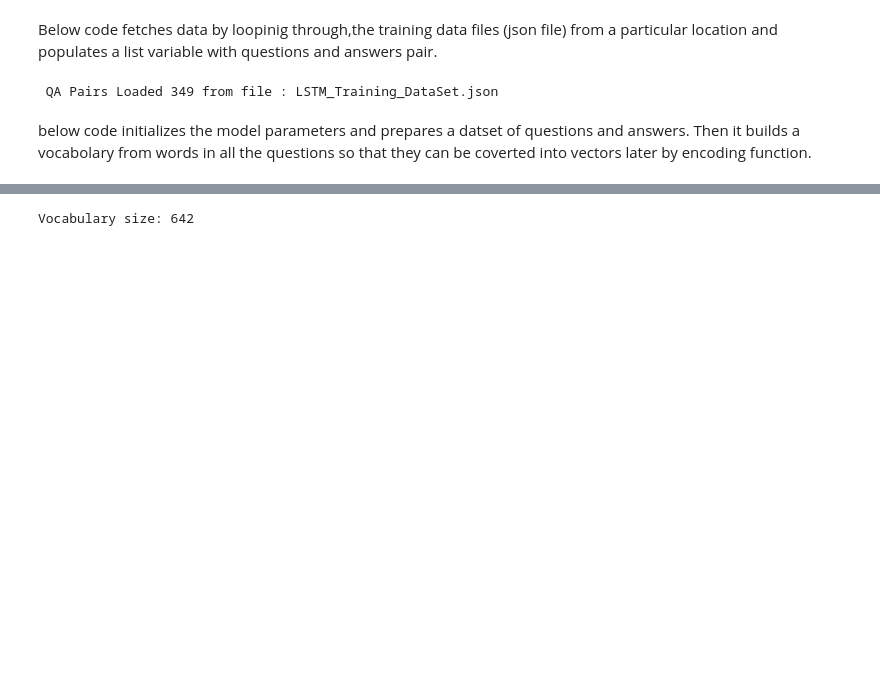
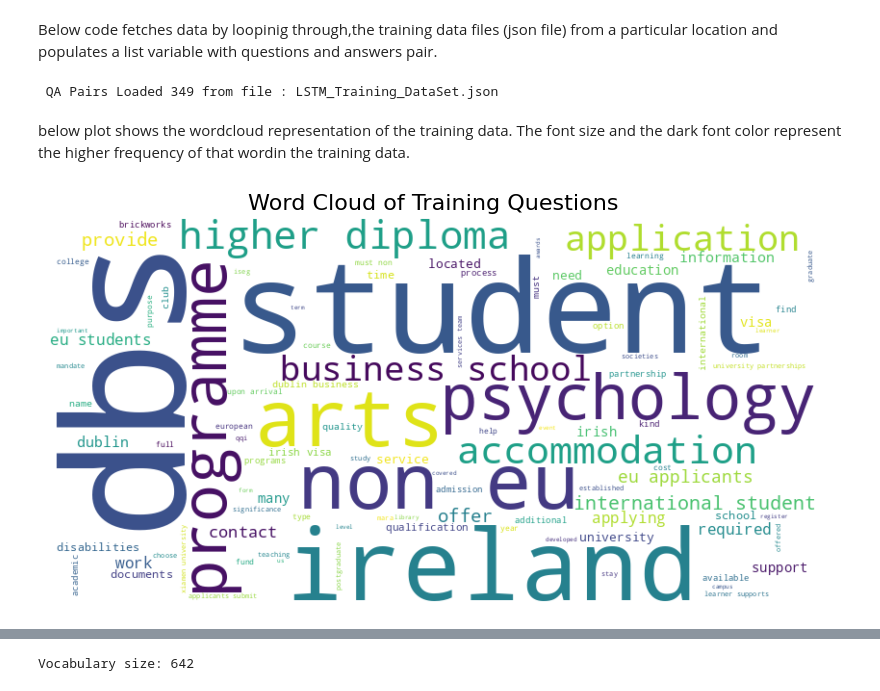
Before and after one commit to sandeepkumar-84/DBS, a Jupyter notebook: AppliedResearch/Working v1/LSTM Version/DBS_Chatbot_LSTM_V1_0.ipynb, the cells around one changed output, grey strips where cells are left out. Saved outputs shown, nothing was run; the diff lists cells and outputs as text; code cells hidden in the pictures; blank space fills up the shorter version.

```diff
--- a/AppliedResearch/Working v1/LSTM Version/DBS_Chatbot_LSTM_V1_0.ipynb
+++ b/AppliedResearch/Working v1/LSTM Version/DBS_Chatbot_LSTM_V1_0.ipynb
@@ -106,5 +108,25 @@ for file_name in os.listdir(folder_path):
 qa_pairs = qa_pairs_combined_raw
 # %% [output]
  QA Pairs Loaded 349 from file : LSTM_Training_DataSet.json
-# %% [markdown]
-below code initializes the model parameters and prepares a datset of questions and answers. Then it builds a vocabolary from words in all the questions so that they can be coverted into vectors later by encoding function.
+# %% [markdown]
+below plot shows the wordcloud representation of the training data. The font size and the dark font color represent the higher frequency of that wordin the training data.
+# %%
+from wordcloud import WordCloud
+import matplotlib.pyplot as plt
+import matplotlib
+
+
+all_text = " ".join([q["query"].lower() for q in qa_pairs_combined_raw])
+
+
+wordcloud_alltext = WordCloud(width=800, height=400, background_color='white',
+                      colormap='viridis', max_words=100).generate(all_text)
+
+
+plt.figure(figsize=(10, 5))
+plt.imshow(wordcloud_alltext, interpolation='bilinear')
+plt.axis('off')
+plt.title("Word Cloud of Training Questions", fontsize=16)
+plt.show()
+# %% [output]
+[figure, added]
```
Also changed, not shown: parts of 20 cells of this notebook, 1 other file.
